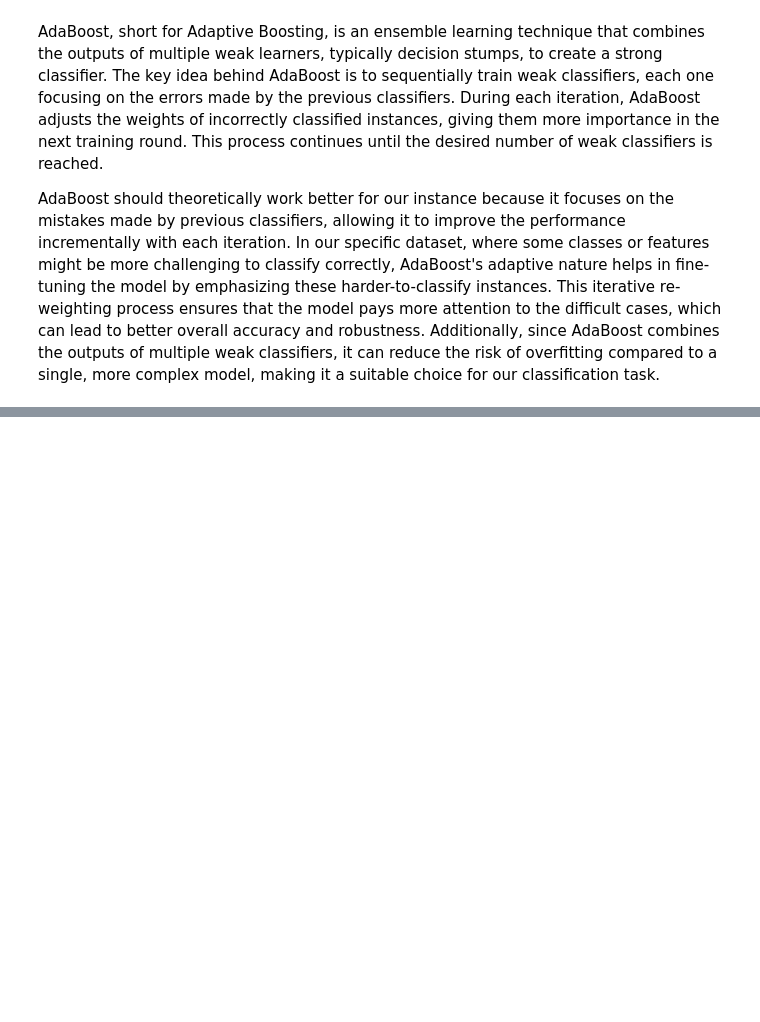
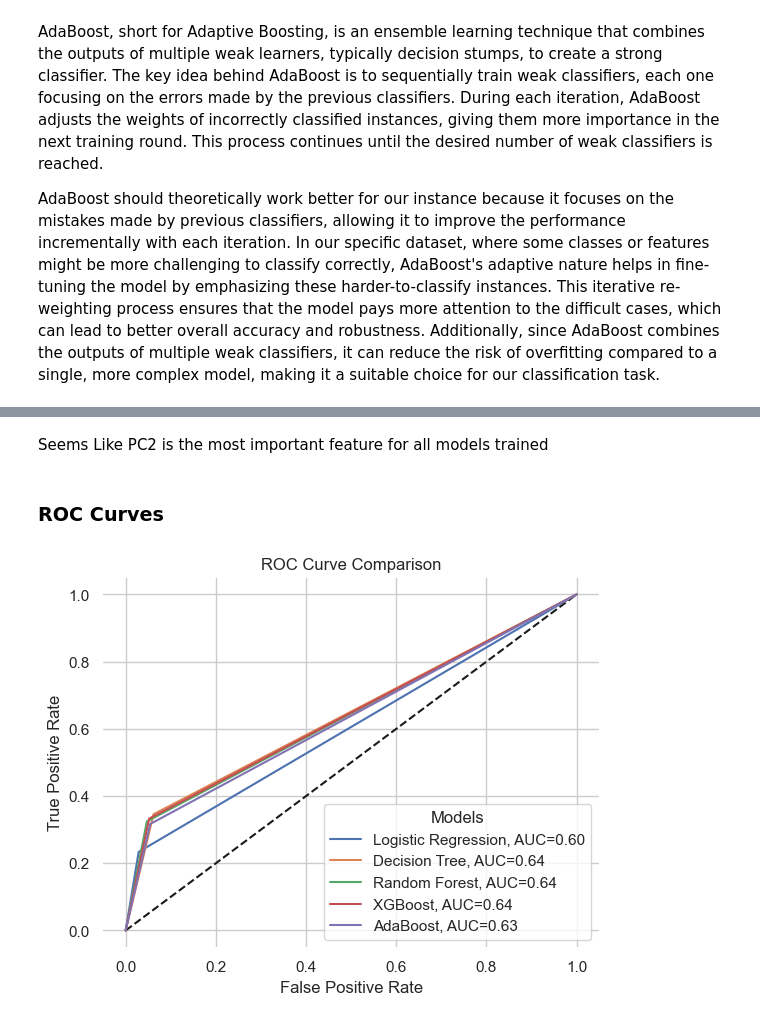
Before and after one commit to martinl5/Credit-Card-Default-in-Taiwan, a Jupyter notebook: creditcarddefault.ipynb, the cells around one changed output, grey strips where cells are left out. Saved outputs shown, nothing was run; the diff lists cells and outputs as text; code cells hidden in the pictures; blank space fills up the shorter version.

```diff
--- a/creditcarddefault.ipynb
+++ b/creditcarddefault.ipynb
@@ -703,0 +726,37 @@ plt.show()
+# %% [markdown]
+Seems Like PC2 is the most important feature for all models trained
+# %% [markdown]
+### ROC Curves
+# %%
+# Make predictions on the test set
+pred_logit = logit_best.predict(X_test)
+pred_tree = tree_best.predict(X_test)
+pred_rf = rf_best.predict(X_test)
+pred_xgb = xgboost_best.predict(X_test)
+pred_ada = adaboost_best.predict(X_test)
+
+# Print model accuracy and classification reports
+models = {
+    "Logistic Regression": (logit_best, pred_logit),
+    "Decision Tree": (tree_best, pred_tree),
+    "Random Forest": (rf_best, pred_rf),
+    "XGBoost": (xgboost_best, pred_xgb),
+    "AdaBoost": (adaboost_best, pred_ada)
+}
+
+# ROC curve comparison
+plt.plot([0, 1], [0, 1], 'k--')
+
+for name, (model, preds) in models.items():
+    fpr, tpr, _ = roc_curve(Y_test, preds)
+    auc = roc_auc_score(Y_test, preds)
+    plt.plot(fpr, tpr, label=f"{name}, AUC={auc:.2f}")
+
+plt.legend(loc=4, title='Models', facecolor='white')
+plt.xlabel('False Positive Rate')
+plt.ylabel('True Positive Rate')
+plt.title('ROC Curve Comparison')
+plt.box(False)
+plt.show()
+# %% [output]
+[figure, added]
```
Also changed, not shown: parts of 20 cells of this notebook.
